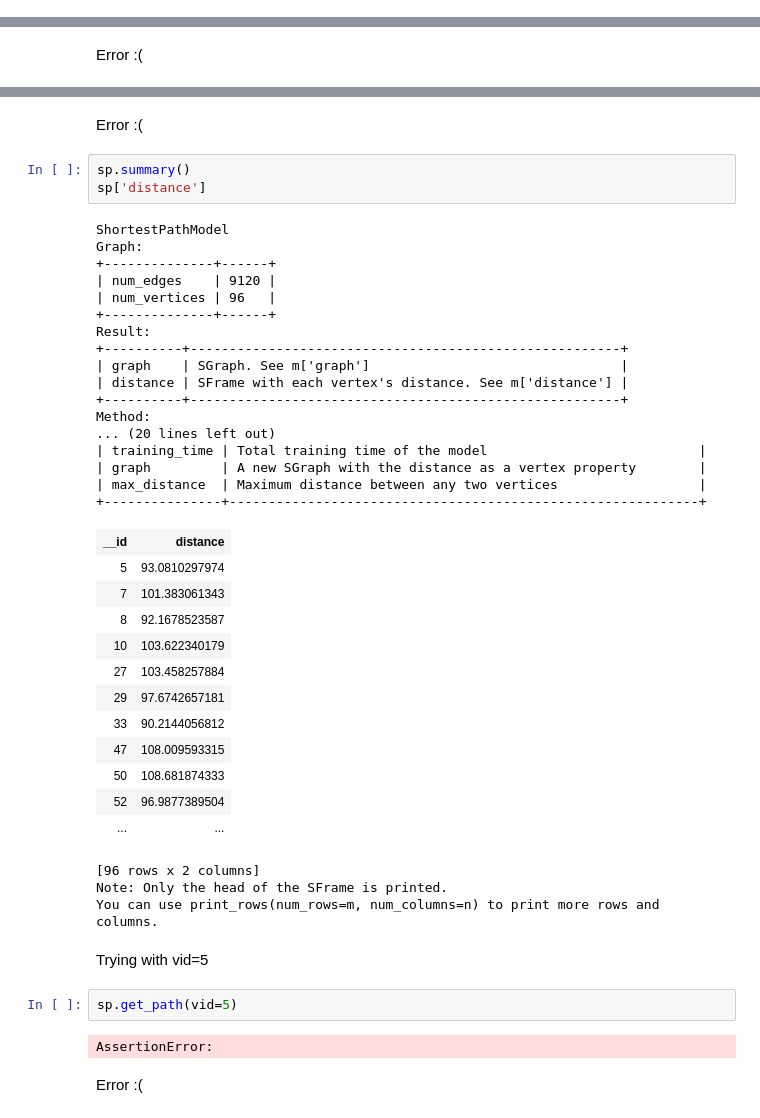
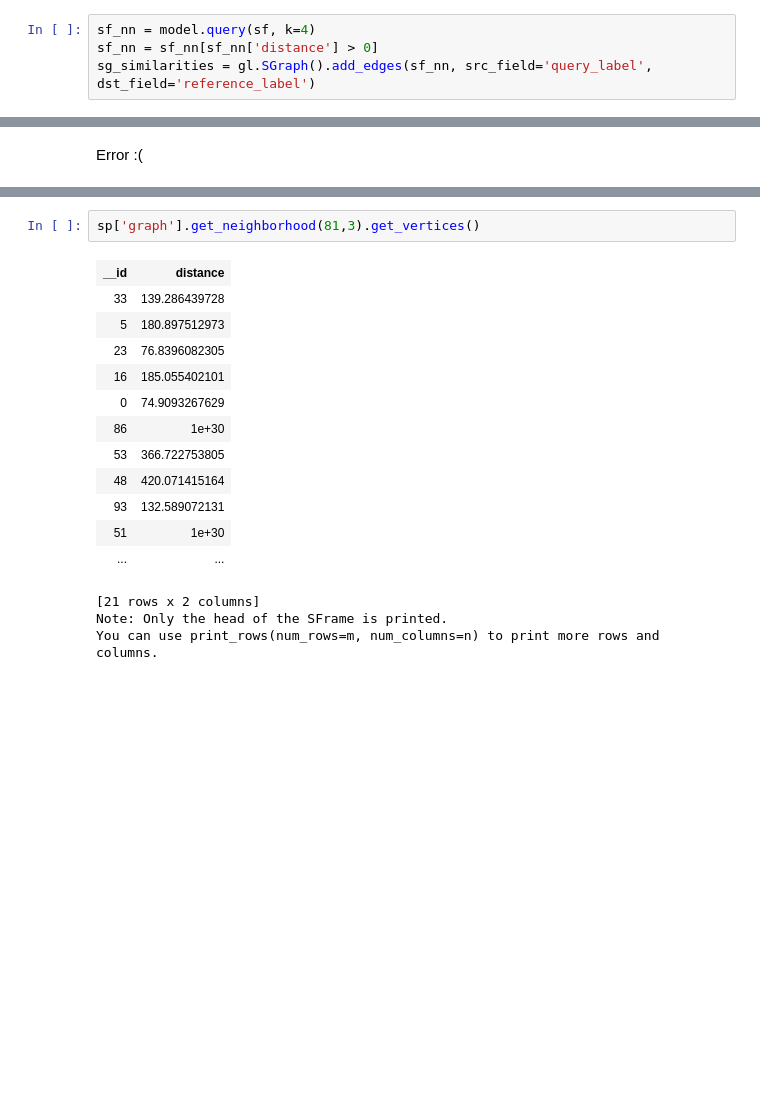
Before and after one commit to next-marianmoldovan/hacknight-papis-bcn, a Jupyter notebook: ipynb/hacknight_bcn_buildings.ipynb, the cells around one changed output, grey strips where cells are left out. Drawn from its saved outputs; the diff is of its cells as text; blank space fills up the shorter version.

```diff
--- a/ipynb/hacknight_bcn_buildings.ipynb
+++ b/ipynb/hacknight_bcn_buildings.ipynb
@@ -128,0 +199,4 @@ With n=3
+# %%
+sf_nn = model.query(sf, k=4)
+sf_nn = sf_nn[sf_nn['distance'] > 0]
+sg_similarities = gl.SGraph().add_edges(sf_nn, src_field='query_label', dst_field='reference_label')
@@ -206,46 +231,18 @@ AssertionError:
-# %% [markdown]
-Error :(
-# %%
-sp.summary()
-sp['distance']
-# %% [output]
-ShortestPathModel
-Graph:
-+--------------+------+
-| num_edges    | 9120 |
-| num_vertices | 96   |
-+--------------+------+
-Result:
-+----------+-------------------------------------------------------+
-| graph    | SGraph. See m['graph']                                |
-| distance | SFrame with each vertex's distance. See m['distance'] |
-+----------+-------------------------------------------------------+
-Method:
-... (20 lines left out)
-| training_time | Total training time of the model                           |
-| graph         | A new SGraph with the distance as a vertex property        |
-| max_distance  | Maximum distance between any two vertices                  |
-+---------------+------------------------------------------------------------+
-| __id | distance |
-| 5 | 93.0810297974 |
-| 7 | 101.383061343 |
-| 8 | 92.1678523587 |
-| 10 | 103.622340179 |
-| 27 | 103.458257884 |
-| 29 | 97.6742657181 |
-| 33 | 90.2144056812 |
-| 47 | 108.009593315 |
-| 50 | 108.681874333 |
-| 52 | 96.9877389504 |
-| ... | ... |
-[96 rows x 2 columns]
-Note: Only the head of the SFrame is printed.
-You can use print_rows(num_rows=m, num_columns=n) to print more rows and columns.
-# %% [markdown]
-Trying with vid=5
-# %%
-sp.get_path(vid=5)
-# %% [output]
-AssertionError:
-# %% [markdown]
-Error :(
+# %%
+sp['graph'].get_neighborhood(81,3).get_vertices()
+# %% [output]
+| __id | distance |
+| 33 | 139.286439728 |
+| 5 | 180.897512973 |
+| 23 | 76.8396082305 |
+| 16 | 185.055402101 |
+| 0 | 74.9093267629 |
+| 86 | 1e+30 |
+| 53 | 366.722753805 |
+| 48 | 420.071415164 |
+| 93 | 132.589072131 |
+| 51 | 1e+30 |
+| ... | ... |
+[21 rows x 2 columns]
+Note: Only the head of the SFrame is printed.
+You can use print_rows(num_rows=m, num_columns=n) to print more rows and columns.
```
Also changed, not shown: parts of 27 cells of this notebook.
